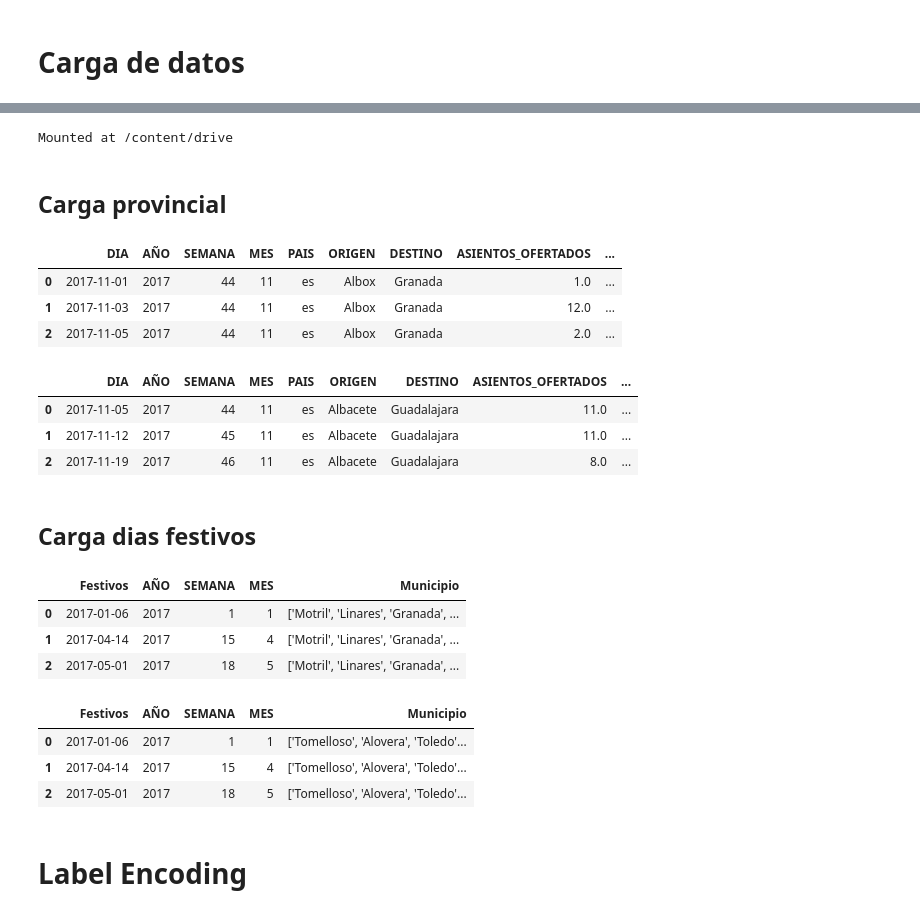
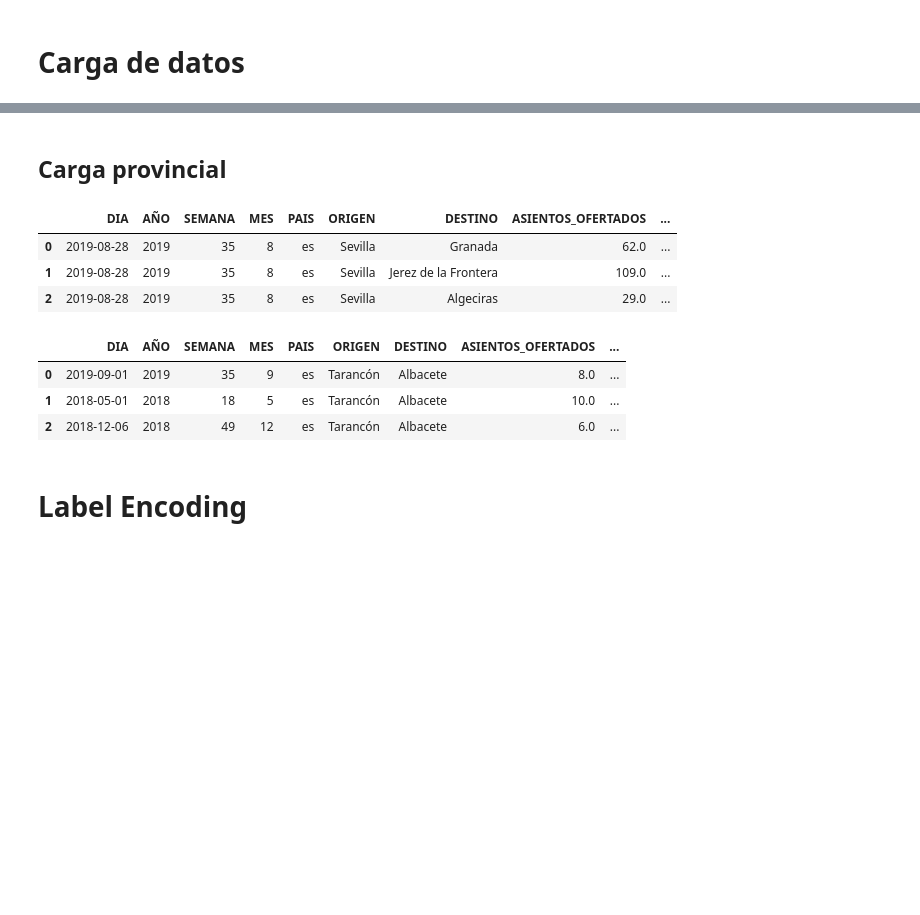
Before and after one commit to JoseAlbertoSeco/BlablacarCarpooling_DataMining, a Jupyter notebook: notebooks/Regression.ipynb, the cells around one changed output, grey strips where cells are left out. Saved outputs shown, nothing was run; the diff lists cells and outputs as text; code cells hidden in the pictures; blank space fills up the shorter version.

```diff
--- a/notebooks/Regression.ipynb
+++ b/notebooks/Regression.ipynb
@@ -28,48 +39,23 @@ df_totalFestivosCLM 100%[===================>]  14.97K  --.-KB/s    in 0s
-# %%
-from google.colab import drive
-drive.mount('/content/drive')
-# %% [output]
-Mounted at /content/drive
 # %% [markdown]
 ## Carga provincial
 # %%
-andalucia = pd.read_csv("/content/drive/MyDrive/Datos/df_AndaluciaLocalizado.csv")
+andalucia = pd.read_csv("df_Andalucia.csv")
 andalucia = andalucia.drop(andalucia.columns[[0]], axis=1)
 andalucia.head(3)
 # %% [output]
 |  | DIA | AÑO | SEMANA | MES | PAIS | ORIGEN | DESTINO | ASIENTOS_OFERTADOS | ... |
-| 0 | 2017-11-01 | 2017 | 44 | 11 | es | Albox | Granada | 1.0 | ... |
-| 1 | 2017-11-03 | 2017 | 44 | 11 | es | Albox | Granada | 12.0 | ... |
-| 2 | 2017-11-05 | 2017 | 44 | 11 | es | Albox | Granada | 2.0 | ... |
+| 0 | 2019-08-28 | 2019 | 35 | 8 | es | Sevilla | Granada | 62.0 | ... |
+| 1 | 2019-08-28 | 2019 | 35 | 8 | es | Sevilla | Jerez de la Frontera | 109.0 | ... |
+| 2 | 2019-08-28 | 2019 | 35 | 8 | es | Sevilla | Algeciras | 29.0 | ... |
 # %%
-clm = pd.read_csv("df_CLMLocalizado.csv")
+clm = pd.read_csv("df_CLM.csv")
 clm = clm.drop(clm.columns[[0]], axis=1)
 clm.head(3)
 # %% [output]
 |  | DIA | AÑO | SEMANA | MES | PAIS | ORIGEN | DESTINO | ASIENTOS_OFERTADOS | ... |
-| 0 | 2017-11-05 | 2017 | 44 | 11 | es | Albacete | Guadalajara | 11.0 | ... |
-| 1 | 2017-11-12 | 2017 | 45 | 11 | es | Albacete | Guadalajara | 11.0 | ... |
-| 2 | 2017-11-19 | 2017 | 46 | 11 | es | Albacete | Guadalajara | 8.0 | ... |
+| 0 | 2019-09-01 | 2019 | 35 | 9 | es | Tarancón | Albacete | 8.0 | ... |
+| 1 | 2018-05-01 | 2018 | 18 | 5 | es | Tarancón | Albacete | 10.0 | ... |
+| 2 | 2018-12-06 | 2018 | 49 | 12 | es | Tarancón | Albacete | 6.0 | ... |
-# %% [markdown]
-## Carga dias festivos
-# %%
-festivos_clm = pd.read_csv("df_totalFestivosAndalucia.csv")
-festivos_clm = festivos_clm.drop(festivos_clm.columns[[0]], axis=1)
-festivos_clm.head(3)
-# %% [output]
-|  | Festivos | AÑO | SEMANA | MES | Municipio |
-| 0 | 2017-01-06 | 2017 | 1 | 1 | ['Motril', 'Linares', 'Granada', ... |
-| 1 | 2017-04-14 | 2017 | 15 | 4 | ['Motril', 'Linares', 'Granada', ... |
-| 2 | 2017-05-01 | 2017 | 18 | 5 | ['Motril', 'Linares', 'Granada', ... |
-# %%
-festivos_andalucia = pd.read_csv("df_totalFestivosCLM.csv")
-festivos_andalucia = festivos_andalucia.drop(festivos_andalucia.columns[[0]], axis=1)
-festivos_andalucia.head(3)
-# %% [output]
-|  | Festivos | AÑO | SEMANA | MES | Municipio |
-| 0 | 2017-01-06 | 2017 | 1 | 1 | ['Tomelloso', 'Alovera', 'Toledo'... |
-| 1 | 2017-04-14 | 2017 | 15 | 4 | ['Tomelloso', 'Alovera', 'Toledo'... |
-| 2 | 2017-05-01 | 2017 | 18 | 5 | ['Tomelloso', 'Alovera', 'Toledo'... |
 # %% [markdown]
 # Label Encoding
 # %% [markdown]
```
Also changed, not shown: parts of 26 cells of this notebook.
